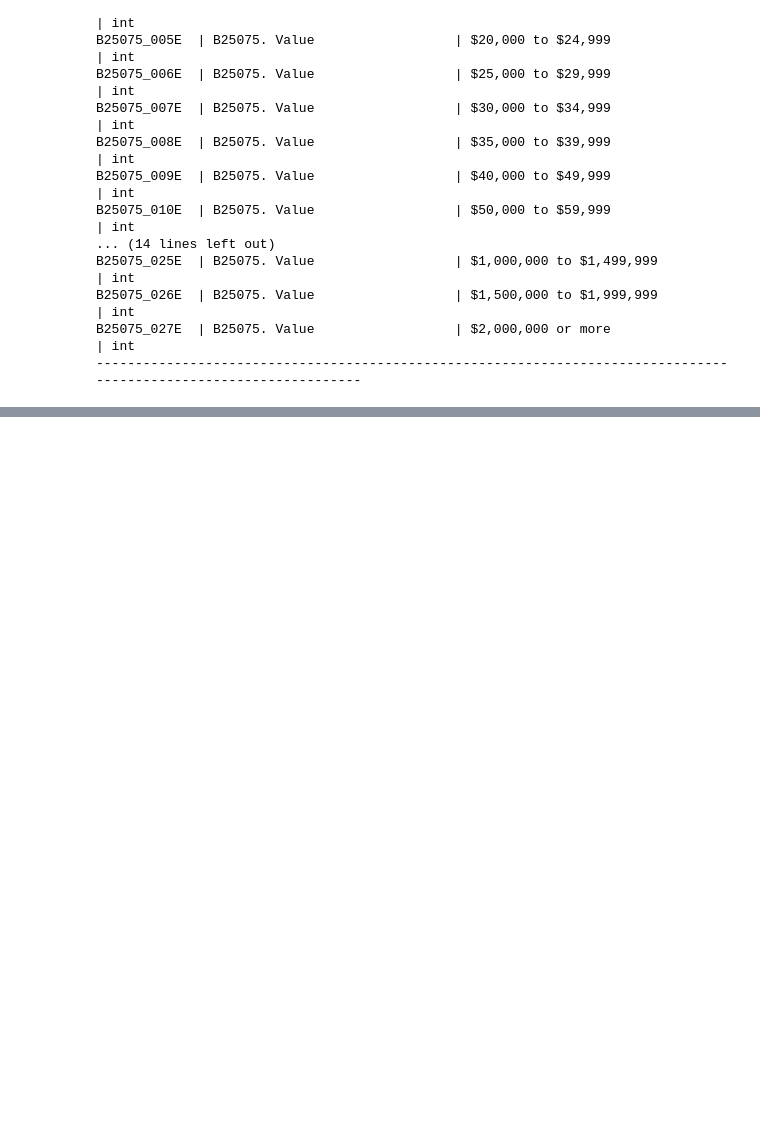
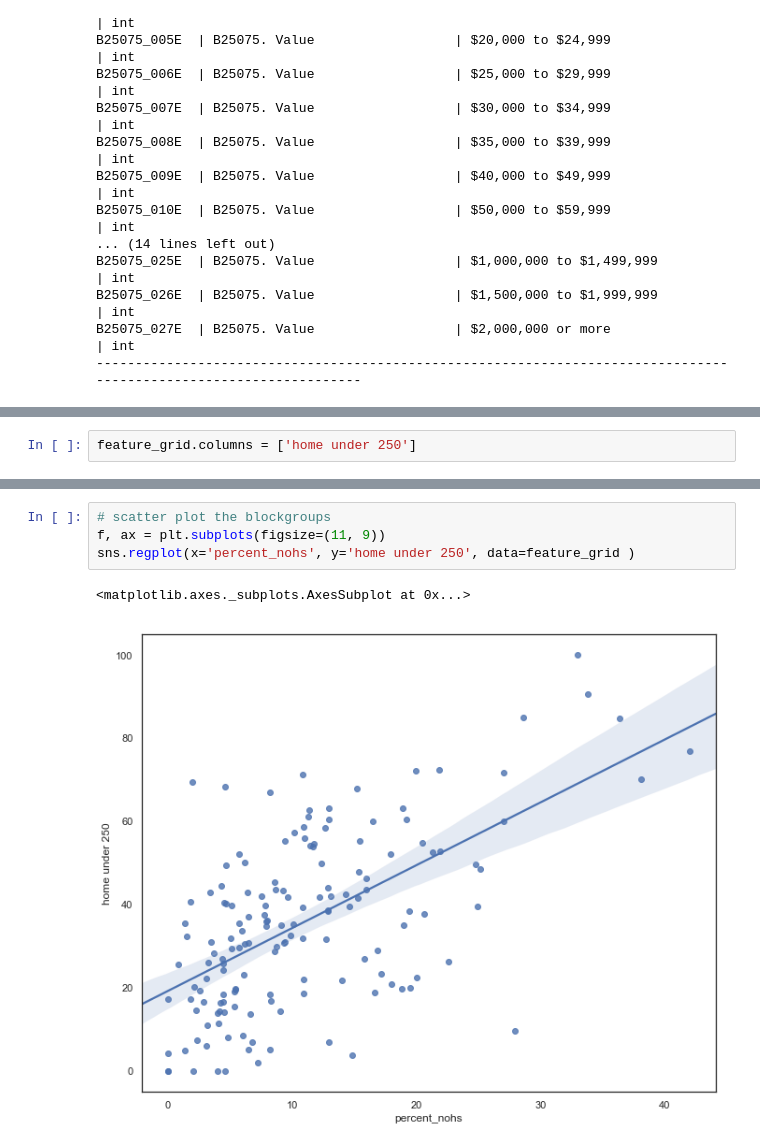
Before and after one commit to lotusflyer/avl_portrait, a Jupyter notebook: simple_censusdata_library_example.ipynb, the cells around one changed output, grey strips where cells are left out. Saved outputs shown, nothing was run; the diff lists cells and outputs as text; blank space fills up the shorter version.

```diff
--- a/simple_censusdata_library_example.ipynb
+++ b/simple_censusdata_library_example.ipynb
@@ -211,0 +203,2 @@ censusdata.download('acs5', '2015',
+# %%
+feature_grid.columns = ['home under 250']
@@ -211,0 +240,7 @@ censusdata.download('acs5', '2015',
+# %%
+# scatter plot the blockgroups
+f, ax = plt.subplots(figsize=(11, 9))
+sns.regplot(x='percent_nohs', y='home under 250', data=feature_grid )
+# %% [output]
+<matplotlib.axes._subplots.AxesSubplot at 0x...>
+[figure, added]
```
Also changed, not shown: parts of 22 cells of this notebook, 2 other files.
